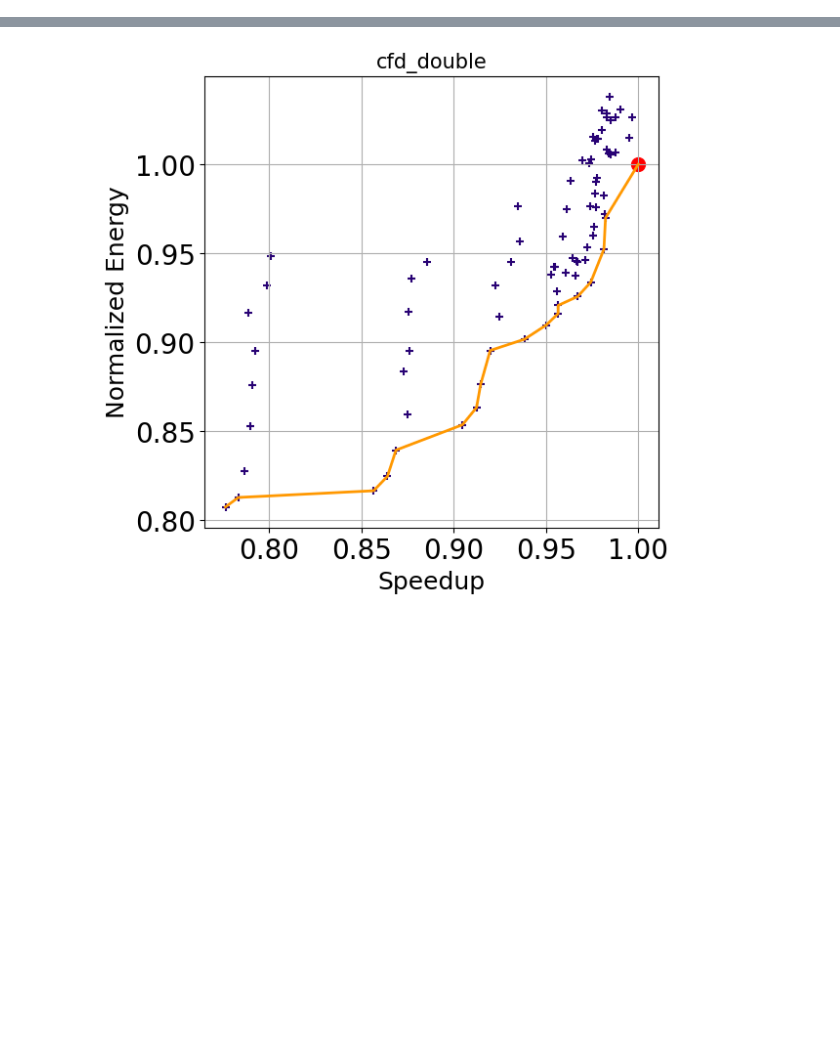
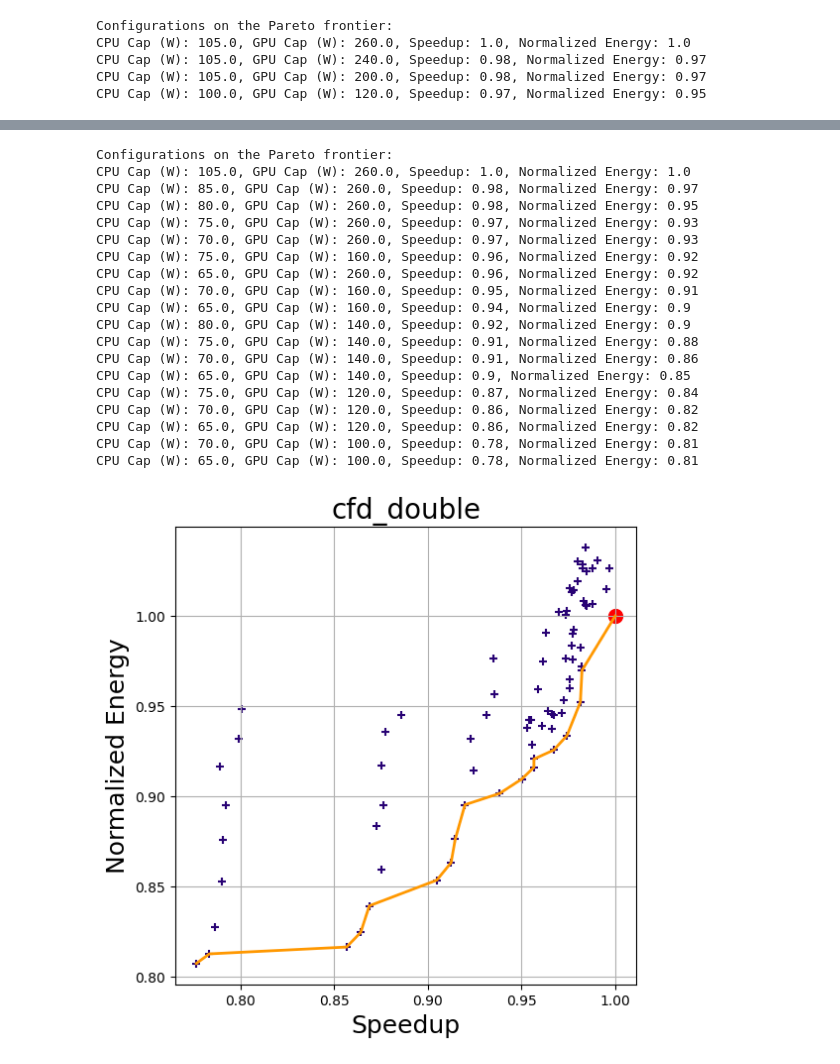
Before and after one commit to zzheng33/power, a Jupyter notebook: data/pareto.ipynb, the cells around one changed output, grey strips where cells are left out. Saved outputs shown, nothing was run; the diff lists cells and outputs as text; code cells hidden in the pictures; blank space fills up the shorter version.

```diff
--- a/data/pareto.ipynb
+++ b/data/pareto.ipynb
@@ -187,5 +203,10 @@ pareto(cfd_double,"cfd_double")
 for benchmark in benchmarks:
     # Extract the benchmark name from the file path
     benchmark_name = os.path.basename(benchmark).split("_cap_dual.csv")[0]
-    pareto(benchmark, benchmark_name)
+    pareto(benchmark, benchmark_name,1)
 # %% [output]
+Configurations on the Pareto frontier:
+CPU Cap (W): 105.0, GPU Cap (W): 260.0, Speedup: 1.0, Normalized Energy: 1.0
+CPU Cap (W): 105.0, GPU Cap (W): 240.0, Speedup: 0.98, Normalized Energy: 0.97
+CPU Cap (W): 105.0, GPU Cap (W): 200.0, Speedup: 0.98, Normalized Energy: 0.97
+CPU Cap (W): 100.0, GPU Cap (W): 120.0, Speedup: 0.97, Normalized Energy: 0.95
@@ -193 +214,20 @@ for benchmark in benchmarks:
+Configurations on the Pareto frontier:
+CPU Cap (W): 105.0, GPU Cap (W): 260.0, Speedup: 1.0, Normalized Energy: 1.0
+CPU Cap (W): 85.0, GPU Cap (W): 260.0, Speedup: 0.98, Normalized Energy: 0.97
+CPU Cap (W): 80.0, GPU Cap (W): 260.0, Speedup: 0.98, Normalized Energy: 0.95
+CPU Cap (W): 75.0, GPU Cap (W): 260.0, Speedup: 0.97, Normalized Energy: 0.93
+CPU Cap (W): 70.0, GPU Cap (W): 260.0, Speedup: 0.97, Normalized Energy: 0.93
+CPU Cap (W): 75.0, GPU Cap (W): 160.0, Speedup: 0.96, Normalized Energy: 0.92
+CPU Cap (W): 65.0, GPU Cap (W): 260.0, Speedup: 0.96, Normalized Energy: 0.92
+CPU Cap (W): 70.0, GPU Cap (W): 160.0, Speedup: 0.95, Normalized Energy: 0.91
+CPU Cap (W): 65.0, GPU Cap (W): 160.0, Speedup: 0.94, Normalized Energy: 0.9
+CPU Cap (W): 80.0, GPU Cap (W): 140.0, Speedup: 0.92, Normalized Energy: 0.9
+CPU Cap (W): 75.0, GPU Cap (W): 140.0, Speedup: 0.91, Normalized Energy: 0.88
+CPU Cap (W): 70.0, GPU Cap (W): 140.0, Speedup: 0.91, Normalized Energy: 0.86
+CPU Cap (W): 65.0, GPU Cap (W): 140.0, Speedup: 0.9, Normalized Energy: 0.85
+CPU Cap (W): 75.0, GPU Cap (W): 120.0, Speedup: 0.87, Normalized Energy: 0.84
+CPU Cap (W): 70.0, GPU Cap (W): 120.0, Speedup: 0.86, Normalized Energy: 0.82
+CPU Cap (W): 65.0, GPU Cap (W): 120.0, Speedup: 0.86, Normalized Energy: 0.82
+CPU Cap (W): 70.0, GPU Cap (W): 100.0, Speedup: 0.78, Normalized Energy: 0.81
+CPU Cap (W): 65.0, GPU Cap (W): 100.0, Speedup: 0.78, Normalized Energy: 0.81
-[figure, old version]
+[figure, new version]
```
Also changed, not shown: parts of 3 cells of this notebook.
